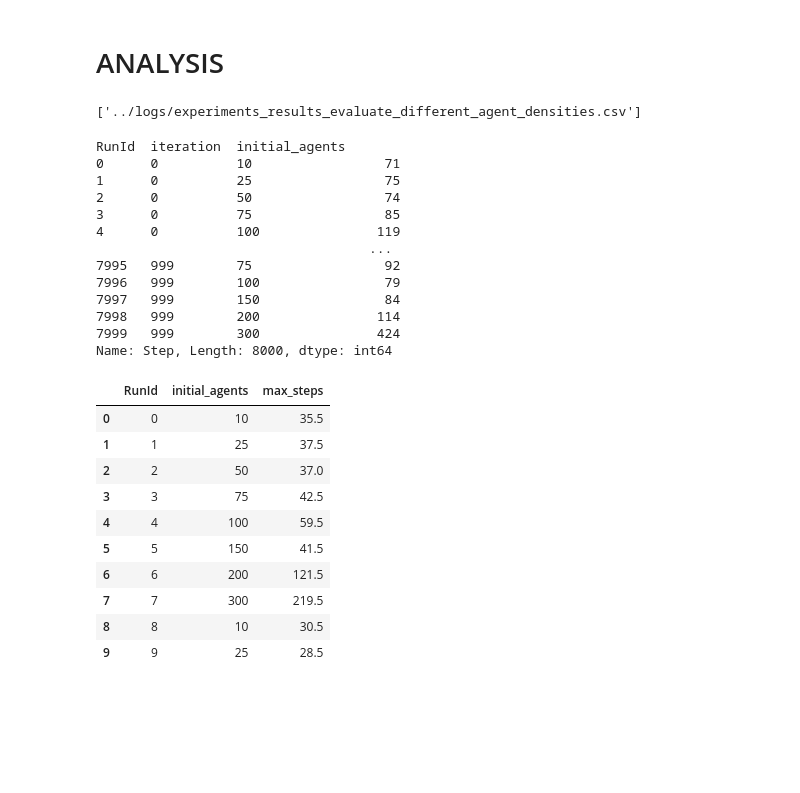
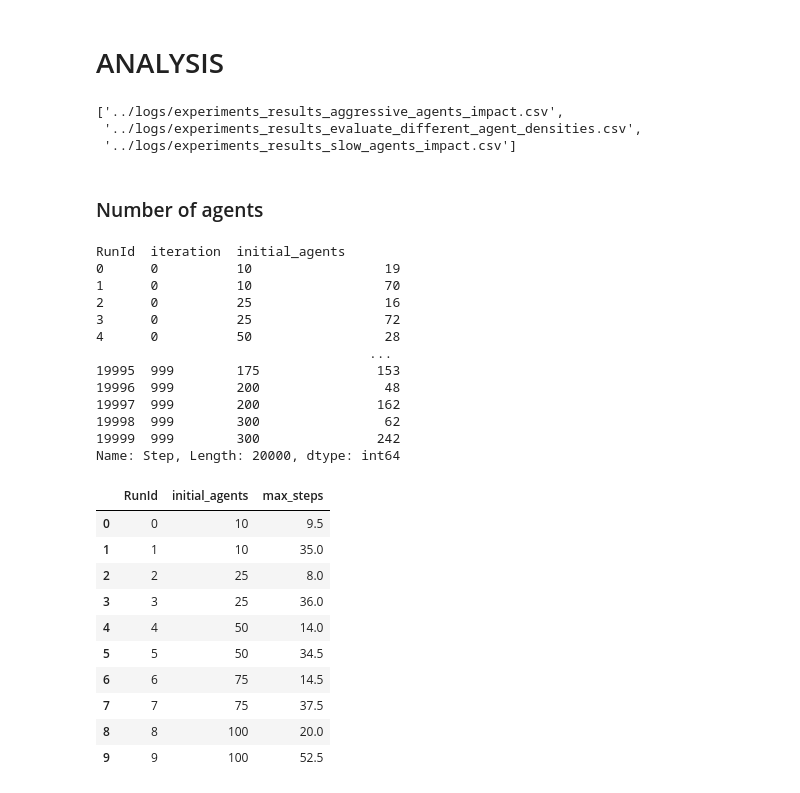
Before and after one commit to MiquelGomezCorral/SMA-MultiAgent-Based-Crowd-Simulation, a Jupyter notebook: notebooks/experiments_results.ipynb, the cells around one changed output. Cells and saved outputs as stored; diff of their text form; code cells hidden in the pictures; blank space fills up the shorter version.

```diff
--- a/notebooks/experiments_results.ipynb
+++ b/notebooks/experiments_results.ipynb
@@ -20,57 +20,60 @@ pd.set_option('display.max_columns', 500)
 /home/turbotowerlnx/Documents/Master/SMA/SMA-MultiAgent-Based-Crowd-Simulation/app
 # %% [markdown]
 # ANALYSIS
-# %%
-from maikol_utils.file_utils import list_dir_files
-
-from src.config import Configuration
-
-CONFIG = Configuration()
-
-experiments, _ = list_dir_files(CONFIG.LOGS_DIR)
-
-experiments = [exp for exp in experiments if ".csv" in exp]
-experiments
-# %% [output]
-['../logs/experiments_results_evaluate_different_agent_densities.csv']
+# %%
+from maikol_utils.file_utils import list_dir_files
+from src.config import Configuration
+
+CONFIG = Configuration()
+
+experiments, _ = list_dir_files(CONFIG.LOGS_DIR)
+experiments = [exp for exp in experiments if ".csv" in exp]
+
+experiments
+# %% [output]
+['../logs/experiments_results_aggressive_agents_impact.csv',
+ '../logs/experiments_results_evaluate_different_agent_densities.csv',
+ '../logs/experiments_results_slow_agents_impact.csv']
+# %% [markdown]
+### Number of agents
 # %%
-df = pd.read_csv(experiments[0])
+df_n_agents = pd.read_csv(experiments[1])
 
 
-df.groupby(["RunId", "iteration", "initial_agents"])["Step"].max()
-# df.head(200)
+df_n_agents.groupby(["RunId", "iteration", "initial_agents"])["Step"].max()
+# df_n_agents.head(200)
 # %% [output]
 RunId  iteration  initial_agents
-0      0          10                 71
-1      0          25                 75
-2      0          50                 74
-3      0          75                 85
-4      0          100               119
+0      0          10                 19
+1      0          10                 70
+2      0          25                 16
+3      0          25                 72
+4      0          50                 28
                                    ...
-7995   999        75                 92
-7996   999        100                79
-7997   999        150                84
-7998   999        200               114
-7999   999        300               424
-Name: Step, Length: 8000, dtype: int64
+19995  999        175               153
+19996  999        200                48
+19997  999        200               162
+19998  999        300                62
+19999  999        300               242
+Name: Step, Length: 20000, dtype: int64
 # %%
 
 # Get max steps per run
-max_steps_per_run = df.groupby(["RunId", "initial_agents"])["Step"].mean().reset_index()
+max_steps_per_run = df_n_agents.groupby(["RunId", "initial_agents"])["Step"].mean().reset_index()
 max_steps_per_run.columns = ["RunId", "initial_agents", "max_steps"]
 max_steps_per_run.head(10)
 # %% [output]
 |  | RunId | initial_agents | max_steps |
-| 0 | 0 | 10 | 35.5 |
-| 1 | 1 | 25 | 37.5 |
-| 2 | 2 | 50 | 37.0 |
-| 3 | 3 | 75 | 42.5 |
-| 4 | 4 | 100 | 59.5 |
-| 5 | 5 | 150 | 41.5 |
-| 6 | 6 | 200 | 121.5 |
-| 7 | 7 | 300 | 219.5 |
-| 8 | 8 | 10 | 30.5 |
-| 9 | 9 | 25 | 28.5 |
+| 0 | 0 | 10 | 9.5 |
+| 1 | 1 | 10 | 35.0 |
+| 2 | 2 | 25 | 8.0 |
+| 3 | 3 | 25 | 36.0 |
+| 4 | 4 | 50 | 14.0 |
+| 5 | 5 | 50 | 34.5 |
+| 6 | 6 | 75 | 14.5 |
+| 7 | 7 | 75 | 37.5 |
+| 8 | 8 | 100 | 20.0 |
+| 9 | 9 | 100 | 52.5 |
 # %%
 
 # Compute statistics per experiment type (initial_agents)
```
Also changed, not shown: parts of 20 cells of this notebook, 3 other files.
